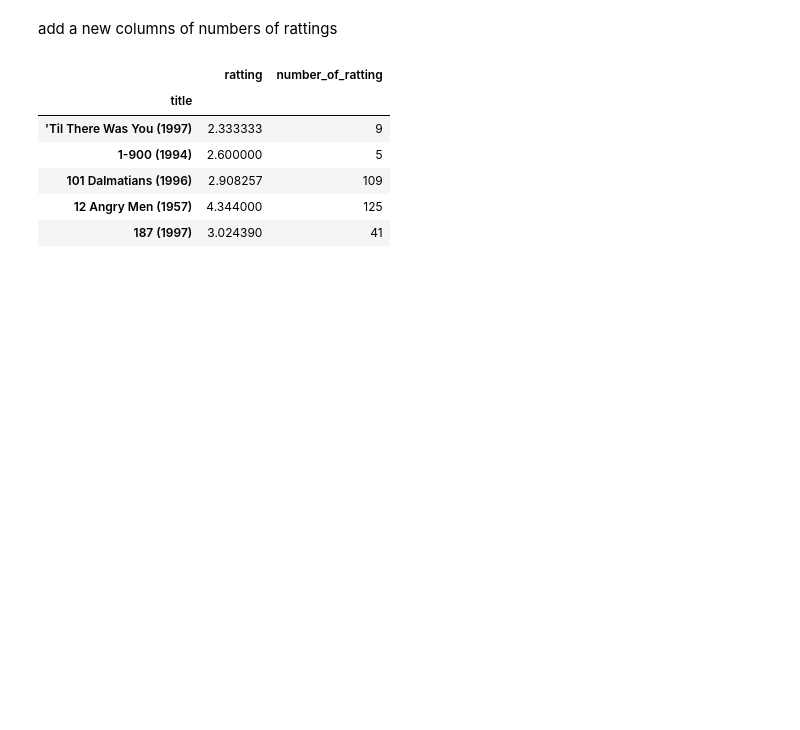
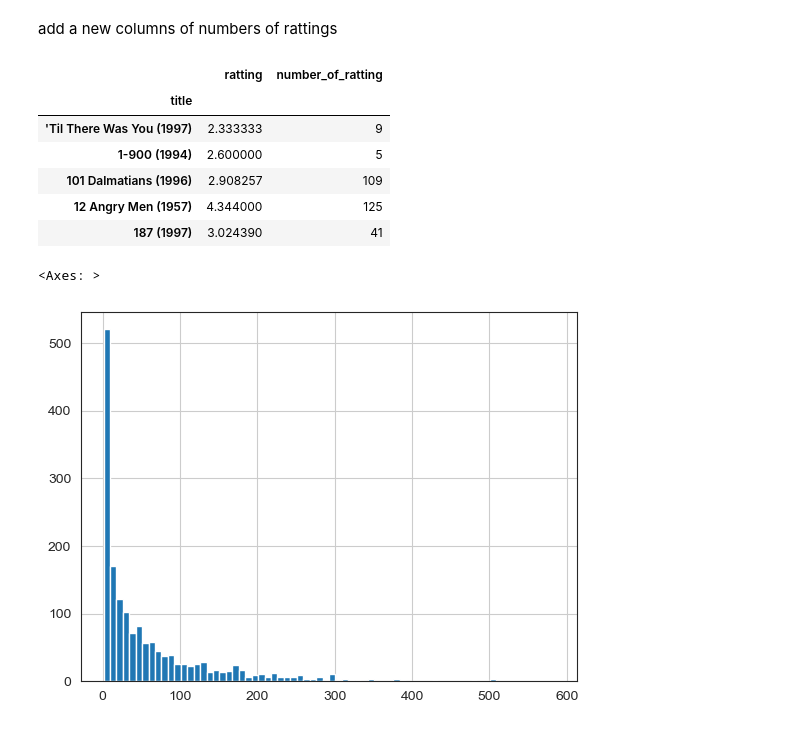
Before and after one commit to AshikurIST/Recommender-system-, a Jupyter notebook: Recommender System .ipynb, the cells around one changed output. Saved outputs shown, nothing was run; the diff lists cells and outputs as text; code cells hidden in the pictures; blank space fills up the shorter version.

```diff
--- a/Recommender System .ipynb
+++ b/Recommender System .ipynb
@@ -113,3 +113,8 @@ rattings.head()
 | 101 Dalmatians (1996) | 2.908257 | 109 |
 | 12 Angry Men (1957) | 4.344000 | 125 |
 | 187 (1997) | 3.024390 | 41 |
+# %%
+rattings['number_of_ratting'].hist(bins=70)
+# %% [output]
+<Axes: >
+[figure, added]
```
Also changed, not shown: parts of 13 cells of this notebook.
